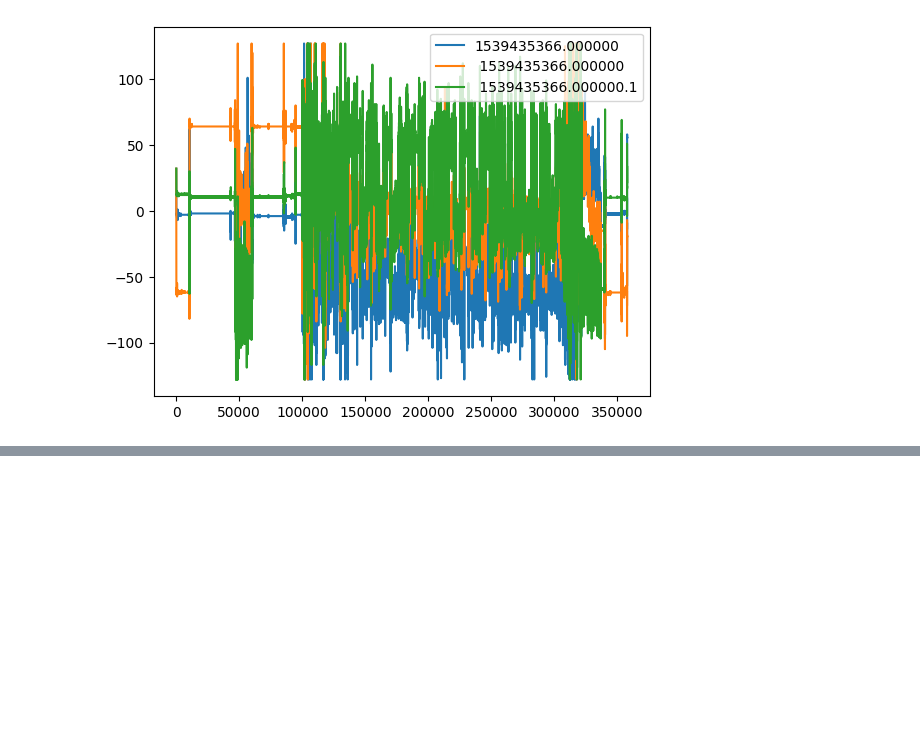
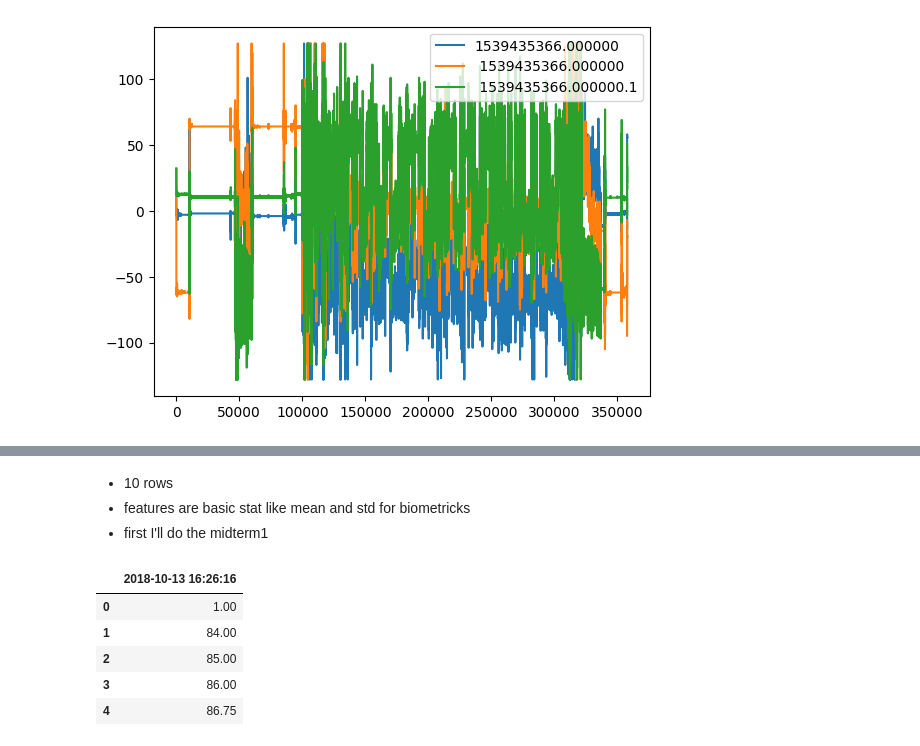
Before and after one commit to pxsa/Digital-Biomarkers, a Jupyter notebook: Codes/exam_outcome/main.ipynb, the cells around one changed output, grey strips where cells are left out. Saved outputs shown, nothing was run; the diff lists cells and outputs as text; code cells hidden in the pictures; blank space fills up the shorter version.

```diff
--- a/Codes/exam_outcome/main.ipynb
+++ b/Codes/exam_outcome/main.ipynb
@@ -203,0 +206,4 @@ acc_df.plot()
+# %% [markdown]
+- 10 rows
+- features are basic stat like mean and std for biometricks
+- first I'll do the midterm1
@@ -203,0 +215,32 @@ acc_df.plot()
+# %%
+def rename_timestamp(col):
+    try:
+        ts = float(col)
+        return datetime.datetime.fromtimestamp(ts).strftime("%Y-%m-%d %H:%M:%S")
+    except:
+        return col   # keep text columns like "IBI"
+# %%
+def read_csv(student_id):
+    digital_biomarkers = ['ACC', 'BVP', 'EDA', 'HR', 'IBI', 'TEMP']
+    student_dict = {}
+    for digital_biomarker in digital_biomarkers:
+        path = f'../../Datasets/exam_outcome/Data/{student_id}/Midterm 1/{digital_biomarker}.csv'
+        df = pd.read_csv(path)
+        df.columns = [rename_timestamp(c) for c in df.columns]
+        student_dict[digital_biomarker] = df
+
+
+    return student_dict
+# %%
+student_id = 'S1'
+s1_dict = read_csv(student_id)
+# %%
+# type(s1_dict) # dictionary
+s1_dict.get('HR').head()
+# %% [output]
+|  | 2018-10-13 16:26:16 |
+| 0 | 1.00 |
+| 1 | 84.00 |
+| 2 | 85.00 |
+| 3 | 86.00 |
+| 4 | 86.75 |
```
Also changed, not shown: parts of 5 cells of this notebook.
